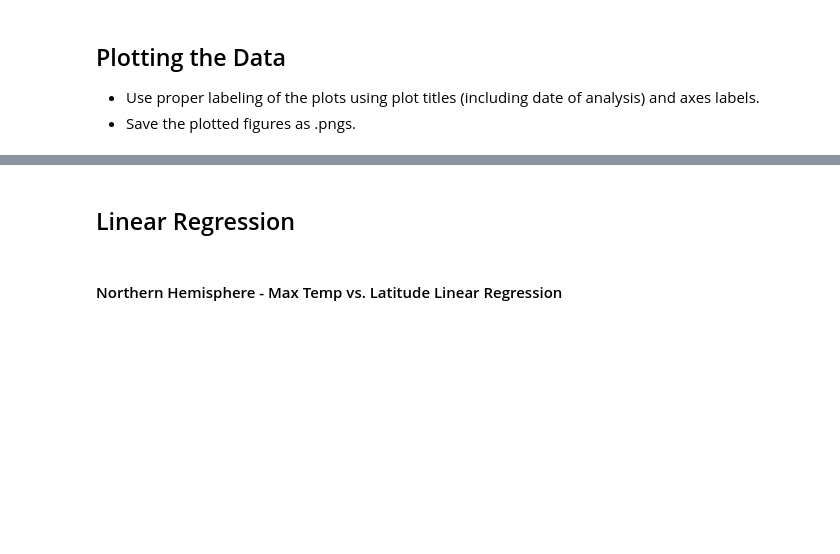
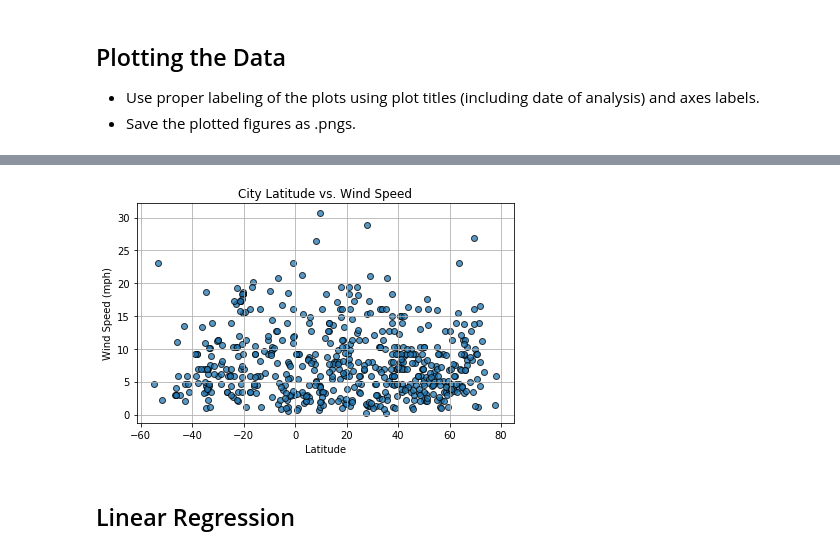
Before and after one commit to nsheikh23/python-api-challenge, a Jupyter notebook: WeatherPy/WeatherPy.ipynb, the cells around one changed output, grey strips where cells are left out. Saved outputs shown, nothing was run; the diff lists cells and outputs as text; code cells hidden in the pictures; blank space fills up the shorter version.

```diff
--- a/WeatherPy/WeatherPy.ipynb
+++ b/WeatherPy/WeatherPy.ipynb
@@ -168,2 +234,15 @@ Int64Index([], dtype='int64')
+# %%
+wind_speed = weather_data['Wind Speed']
+
+plt.scatter(latitude,wind_speed, edgecolors='black', alpha=0.75)
+plt.title('City Latitude vs. Wind Speed')
+plt.xlabel('Latitude')
+plt.ylabel('Wind Speed (mph)')
+
+plt.grid()
+plt.tight_layout()
+plt.show()
+# %% [output]
+[figure, added]
 # %% [markdown]
 ## Linear Regression
@@ -174,2 +248,0 @@ Int64Index([], dtype='int64')
-# %% [markdown]
-####  Northern Hemisphere - Max Temp vs. Latitude Linear Regression
```
Also changed, not shown: parts of 70 cells of this notebook, 1 other file.
